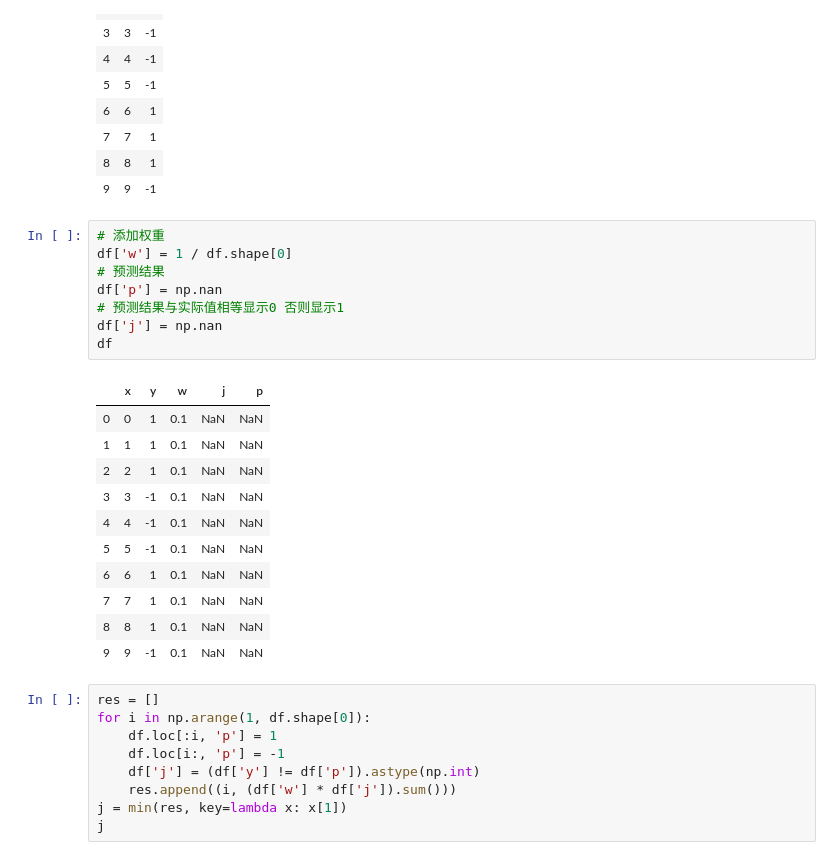
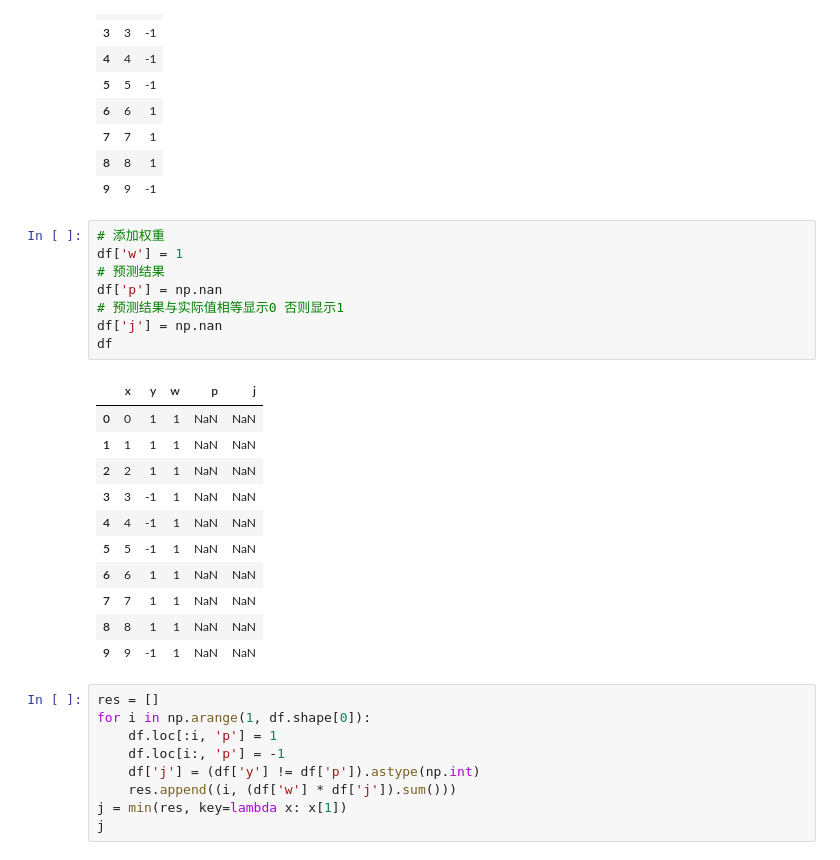
Before and after one commit to szlevinli/studyAI, a Jupyter notebook: notebook/AdaBoost.ipynb, the cells around one changed output. Drawn from its saved outputs; the diff is of its cells as text.

```diff
--- a/notebook/AdaBoost.ipynb
+++ b/notebook/AdaBoost.ipynb
@@ -68,24 +68,24 @@ df
 | 9 | 9 | -1 |
 # %%
 # 添加权重
-df['w'] = 1 / df.shape[0]
+df['w'] = 1
 # 预测结果
 df['p'] = np.nan
 # 预测结果与实际值相等显示0 否则显示1
 df['j'] = np.nan
 df
 # %% [output]
-|  | x | y | w | j | p |
-| 0 | 0 | 1 | 0.1 | NaN | NaN |
-| 1 | 1 | 1 | 0.1 | NaN | NaN |
-| 2 | 2 | 1 | 0.1 | NaN | NaN |
-| 3 | 3 | -1 | 0.1 | NaN | NaN |
-| 4 | 4 | -1 | 0.1 | NaN | NaN |
-| 5 | 5 | -1 | 0.1 | NaN | NaN |
-| 6 | 6 | 1 | 0.1 | NaN | NaN |
-| 7 | 7 | 1 | 0.1 | NaN | NaN |
-| 8 | 8 | 1 | 0.1 | NaN | NaN |
-| 9 | 9 | -1 | 0.1 | NaN | NaN |
+|  | x | y | w | p | j |
+| 0 | 0 | 1 | 1 | NaN | NaN |
+| 1 | 1 | 1 | 1 | NaN | NaN |
+| 2 | 2 | 1 | 1 | NaN | NaN |
+| 3 | 3 | -1 | 1 | NaN | NaN |
+| 4 | 4 | -1 | 1 | NaN | NaN |
+| 5 | 5 | -1 | 1 | NaN | NaN |
+| 6 | 6 | 1 | 1 | NaN | NaN |
+| 7 | 7 | 1 | 1 | NaN | NaN |
+| 8 | 8 | 1 | 1 | NaN | NaN |
+| 9 | 9 | -1 | 1 | NaN | NaN |
 # %%
 res = []
 for i in np.arange(1, df.shape[0]):
```
Also changed, not shown: parts of 10 cells of this notebook.
